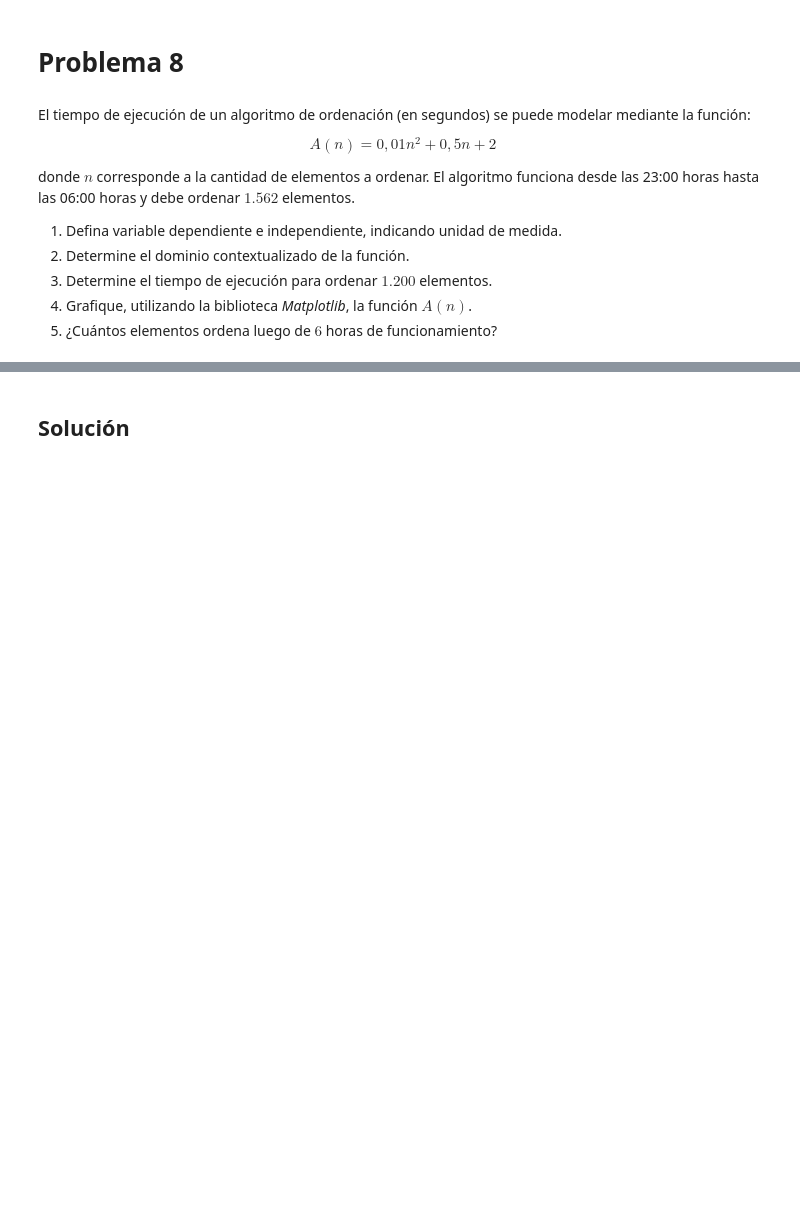
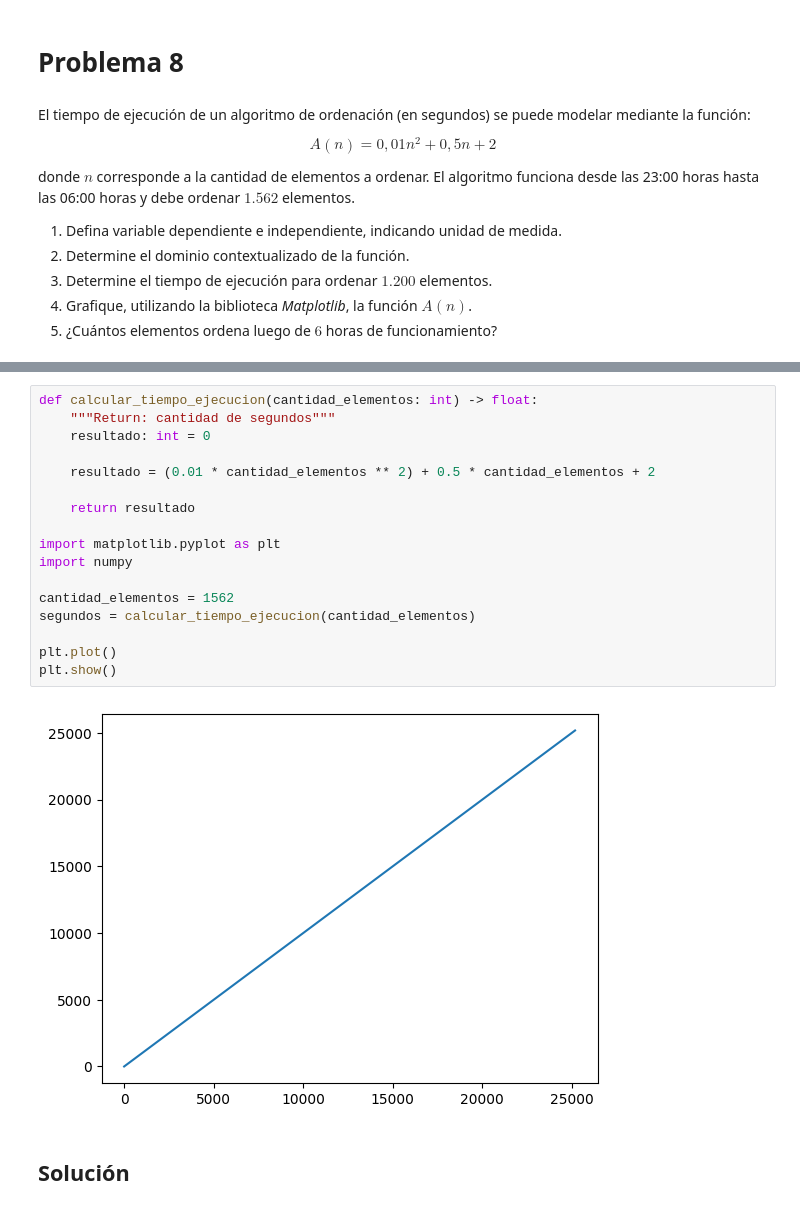
Before and after one commit to polirritmico/Duoc, a Jupyter notebook: Mat/ejercicios/Soluciones_G1.ipynb, the cells around one changed output, grey strips where cells are left out. Saved outputs shown, nothing was run; the diff lists cells and outputs as text; blank space fills up the shorter version.

```diff
--- a/Mat/ejercicios/Soluciones_G1.ipynb
+++ b/Mat/ejercicios/Soluciones_G1.ipynb
@@ -364,3 +384,22 @@ donde $n$ corresponde a la cantidad de elementos a ordenar. El algoritmo funcion
+# %%
+def calcular_tiempo_ejecucion(cantidad_elementos: int) -> float:
+    """Return: cantidad de segundos"""
+    resultado: int = 0
+
+    resultado = (0.01 * cantidad_elementos ** 2) + 0.5 * cantidad_elementos + 2
+
+    return resultado
+
+import matplotlib.pyplot as plt
+import numpy
+
+cantidad_elementos = 1562
+segundos = calcular_tiempo_ejecucion(cantidad_elementos)
+
+plt.plot()
+plt.show()
+# %% [output]
+[figure, added]
 # %% [markdown]
 ## Solución
 # %% [markdown]
```
Also changed, not shown: parts of 7 cells of this notebook, 45 other files.
